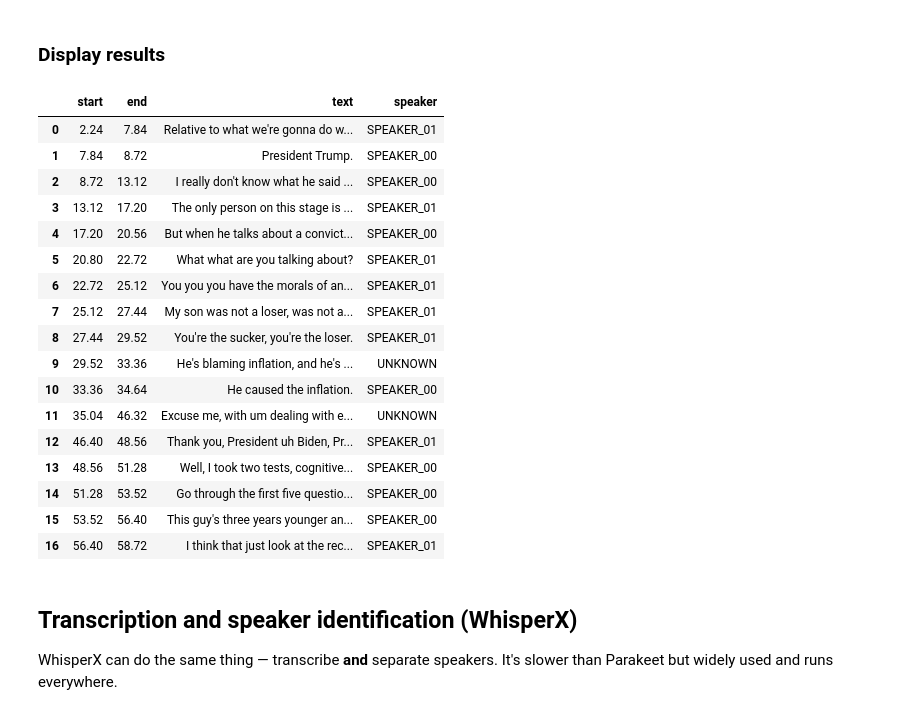
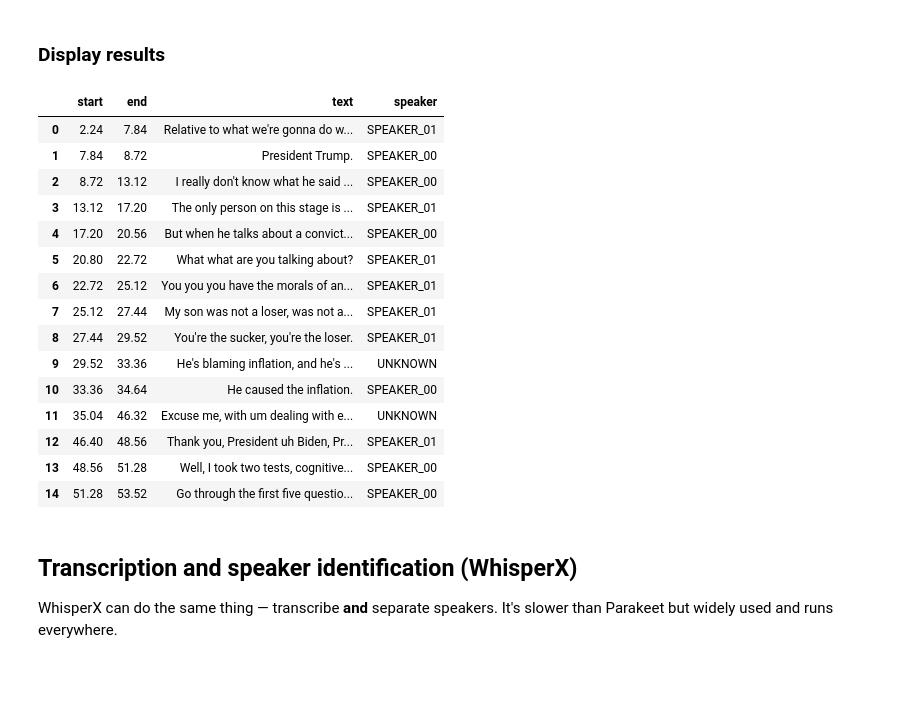
Before and after one commit to jsoma/workshop-ai-images-video, a Jupyter notebook: notebooks/nicar-2026/03-audio.ipynb, the cells around one changed output. Drawn from its saved outputs; the diff is of its cells as text; code cells hidden in the pictures; blank space fills up the shorter version.

```diff
--- a/notebooks/nicar-2026/03-audio.ipynb
+++ b/notebooks/nicar-2026/03-audio.ipynb
@@ -199,27 +207,25 @@ sentences[:5]
 ### Display results
 # %%
 import pandas as pd
-df = pd.DataFrame(sentences[:20])
+df = pd.DataFrame(sentences[:15])
 df
 # %% [output]
 |  | start | end | text | speaker |
 | 0 | 2.24 | 7.84 | Relative to what we're gonna do w... | SPEAKER_01 |
 | 1 | 7.84 | 8.72 | President Trump. | SPEAKER_00 |
 | 2 | 8.72 | 13.12 | I really don't know what he said ... | SPEAKER_00 |
 | 3 | 13.12 | 17.20 | The only person on this stage is ... | SPEAKER_01 |
 | 4 | 17.20 | 20.56 | But when he talks about a convict... | SPEAKER_00 |
 | 5 | 20.80 | 22.72 | What what are you talking about? | SPEAKER_01 |
 | 6 | 22.72 | 25.12 | You you you have the morals of an... | SPEAKER_01 |
 | 7 | 25.12 | 27.44 | My son was not a loser, was not a... | SPEAKER_01 |
 | 8 | 27.44 | 29.52 | You're the sucker, you're the loser. | SPEAKER_01 |
 | 9 | 29.52 | 33.36 | He's blaming inflation, and he's ... | UNKNOWN |
 | 10 | 33.36 | 34.64 | He caused the inflation. | SPEAKER_00 |
 | 11 | 35.04 | 46.32 | Excuse me, with um dealing with e... | UNKNOWN |
 | 12 | 46.40 | 48.56 | Thank you, President uh Biden, Pr... | SPEAKER_01 |
 | 13 | 48.56 | 51.28 | Well, I took two tests, cognitive... | SPEAKER_00 |
 | 14 | 51.28 | 53.52 | Go through the first five questio... | SPEAKER_00 |
-| 15 | 53.52 | 56.40 | This guy's three years younger an... | SPEAKER_00 |
-| 16 | 56.40 | 58.72 | I think that just look at the rec... | SPEAKER_01 |
 # %% [markdown]
 ## Transcription and speaker identification (WhisperX)
 
```
Also changed, not shown: parts of 5 cells of this notebook, 37 other files.
